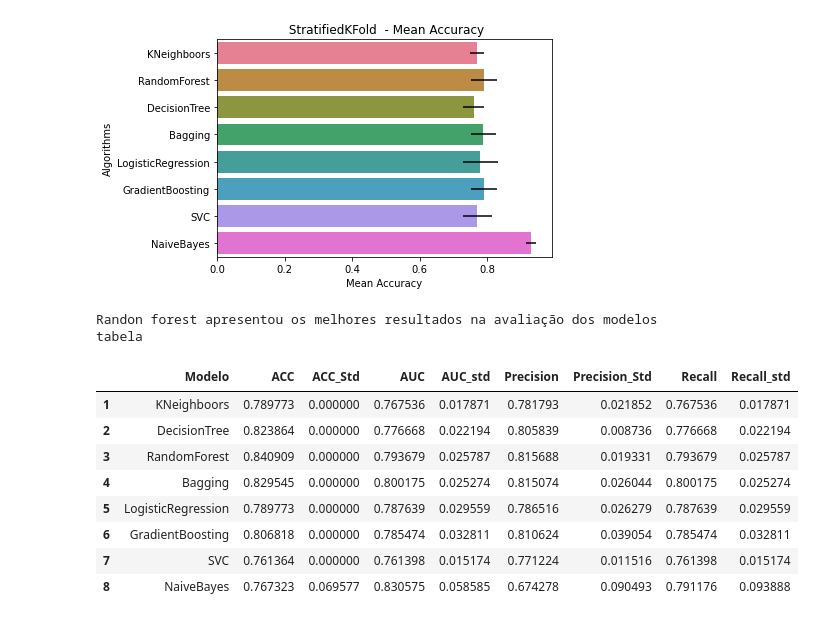
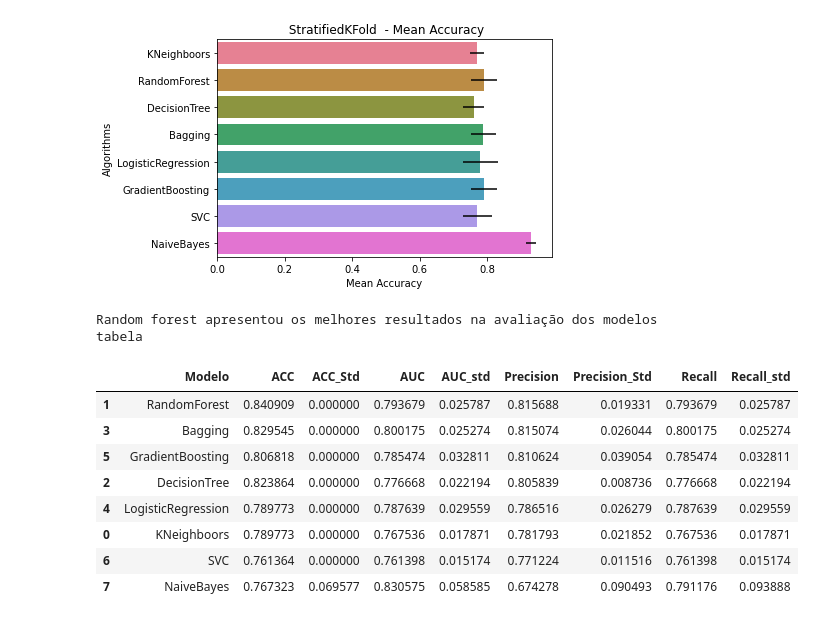
Before and after one commit to lgribeiro/exercicios_ciencia_dados_usp, a Jupyter notebook: exercicio_7e8.ipynb, the cells around one changed output. Drawn from its saved outputs; the diff is of its cells as text; code cells hidden in the pictures.

```diff
--- a/exercicio_7e8.ipynb
+++ b/exercicio_7e8.ipynb
@@ -1593,35 +1593,35 @@ cv_plot = cv_plot.set_title(" StratifiedKFold  - Mean Accuracy")
 # %%
 # criando a tabela dos resultados
 modelo = ["KNeighboors","RandomForest","DecisionTree","Bagging","LogisticRegression","GradientBoosting","SVC","NaiveBayes"]
 
 data = {
 'Modelo': modelo,
 'ACC': [knn_av_acc,rf_av_acc,dt_av_acc,bg_av_acc,lr_av_acc,gb_av_acc,svc_av_acc, nb_av_acc],
 'ACC_Std': [knn_std_acc,rf_std_acc,dt_std_acc,bg_std_acc,lr_std_acc,gb_std_acc,svc_std_acc,nb_std_acc],
 'AUC': [knn_av_auc,rf_av_auc,dt_av_auc,bg_av_auc,lr_av_auc,gb_av_auc,svc_av_auc,nb_av_auc],
 'AUC_std': [knn_std_auc,rf_std_auc,dt_std_auc,bg_std_auc,lr_std_auc,gb_std_auc,svc_std_auc,nb_std_auc],
 'Precision': [knn_av_prec,rf_av_prec,dt_av_prec,bg_av_prec,lr_av_prec,gb_av_prec,svc_av_prec,nb_av_prec],
 'Precision_Std': [knn_std_prec,rf_std_prec,dt_std_prec,bg_std_prec,lr_std_prec,gb_std_prec,svc_std_prec,nb_std_prec],
 'Recall': [knn_av_vrecall,rf_av_vrecall,dt_av_vrecall,bg_av_vrecall,lr_av_vrecall,gb_av_vrecall,svc_av_vrecall,nb_av_vrecall],
 'Recall_std': [knn_std_recall,rf_std_recall,dt_std_recall,bg_std_recall,lr_std_recall,gb_std_recall,svc_std_recall,nb_std_recall]
 }
 
-print('Randon forest apresentou os melhores resultados na avaliação dos modelos')
+print('Random forest apresentou os melhores resultados na avaliação dos modelos')
 print('tabela')
 
-df = pd.DataFrame(data, index=[1,2,3,4,5,6,7,8]).sort_index(axis=)
+df = pd.DataFrame(data).sort_values(by=['Precision','Precision_Std'], ascending=False)
 df
 # %% [output]
-Randon forest apresentou os melhores resultados na avaliação dos modelos
+Random forest apresentou os melhores resultados na avaliação dos modelos
 tabela
 |  | Modelo | ACC | ACC_Std | AUC | AUC_std | Precision | Precision_Std | Recall | Recall_std |
-| 1 | KNeighboors | 0.789773 | 0.000000 | 0.767536 | 0.017871 | 0.781793 | 0.021852 | 0.767536 | 0.017871 |
+| 1 | RandomForest | 0.840909 | 0.000000 | 0.793679 | 0.025787 | 0.815688 | 0.019331 | 0.793679 | 0.025787 |
+| 3 | Bagging | 0.829545 | 0.000000 | 0.800175 | 0.025274 | 0.815074 | 0.026044 | 0.800175 | 0.025274 |
+| 5 | GradientBoosting | 0.806818 | 0.000000 | 0.785474 | 0.032811 | 0.810624 | 0.039054 | 0.785474 | 0.032811 |
 | 2 | DecisionTree | 0.823864 | 0.000000 | 0.776668 | 0.022194 | 0.805839 | 0.008736 | 0.776668 | 0.022194 |
-| 3 | RandomForest | 0.840909 | 0.000000 | 0.793679 | 0.025787 | 0.815688 | 0.019331 | 0.793679 | 0.025787 |
-| 4 | Bagging | 0.829545 | 0.000000 | 0.800175 | 0.025274 | 0.815074 | 0.026044 | 0.800175 | 0.025274 |
-| 5 | LogisticRegression | 0.789773 | 0.000000 | 0.787639 | 0.029559 | 0.786516 | 0.026279 | 0.787639 | 0.029559 |
-| 6 | GradientBoosting | 0.806818 | 0.000000 | 0.785474 | 0.032811 | 0.810624 | 0.039054 | 0.785474 | 0.032811 |
-| 7 | SVC | 0.761364 | 0.000000 | 0.761398 | 0.015174 | 0.771224 | 0.011516 | 0.761398 | 0.015174 |
-| 8 | NaiveBayes | 0.767323 | 0.069577 | 0.830575 | 0.058585 | 0.674278 | 0.090493 | 0.791176 | 0.093888 |
+| 4 | LogisticRegression | 0.789773 | 0.000000 | 0.787639 | 0.029559 | 0.786516 | 0.026279 | 0.787639 | 0.029559 |
+| 0 | KNeighboors | 0.789773 | 0.000000 | 0.767536 | 0.017871 | 0.781793 | 0.021852 | 0.767536 | 0.017871 |
+| 6 | SVC | 0.761364 | 0.000000 | 0.761398 | 0.015174 | 0.771224 | 0.011516 | 0.761398 | 0.015174 |
+| 7 | NaiveBayes | 0.767323 | 0.069577 | 0.830575 | 0.058585 | 0.674278 | 0.090493 | 0.791176 | 0.093888 |
 # %%
 Bagging e Radom Forest obtiveram resultado parecidos considerando o desvio padrão
```
